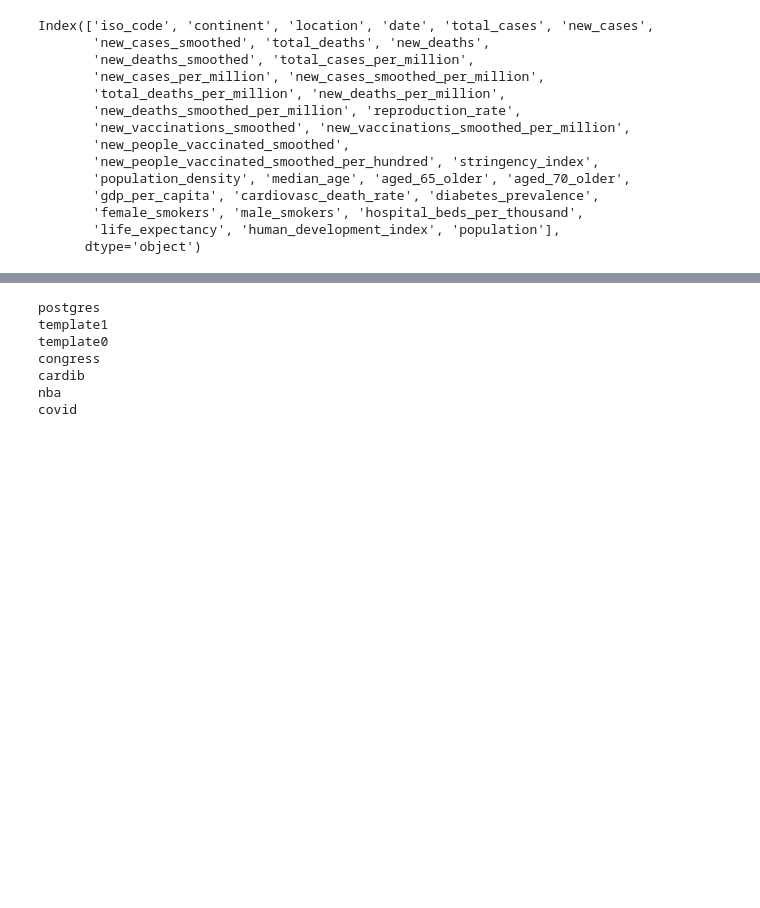
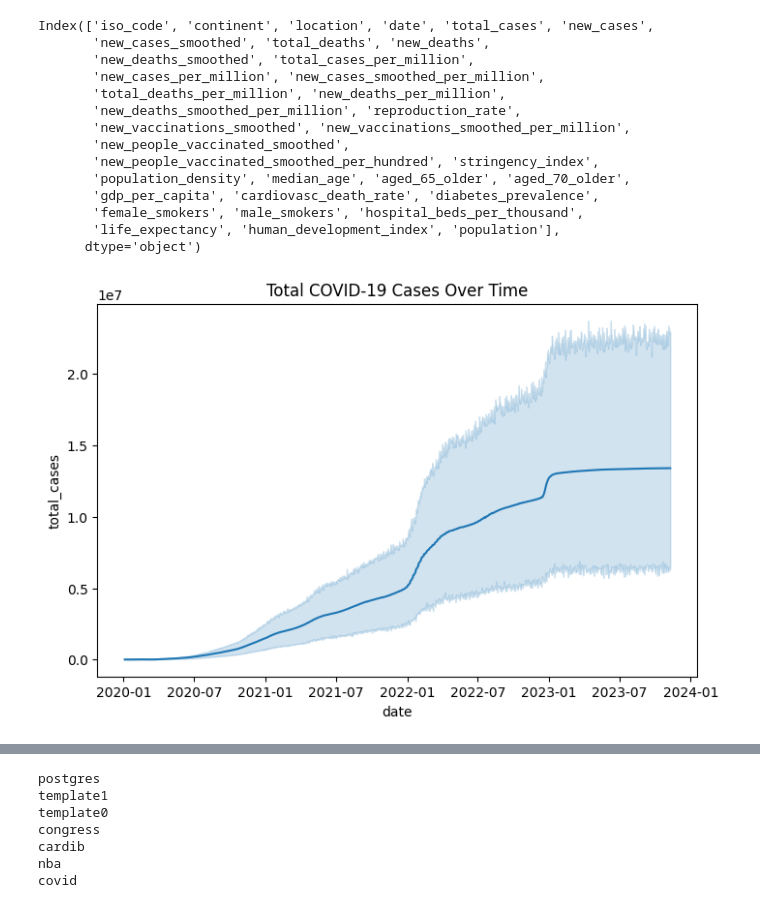
Before and after one commit to Eric-Onyame/contrans2023, a Jupyter notebook: Final_Project.ipynb, the cells around one changed output, grey strips where cells are left out. Cells and saved outputs as stored; diff of their text form; code cells hidden in the pictures; blank space fills up the shorter version.

Commit message:
Final Project Submitted for Covid Dashboard

```diff
--- a/Final_Project.ipynb
+++ b/Final_Project.ipynb
@@ -233,9 +221,11 @@ Index(['iso_code', 'continent', 'location', 'date', 'total_cases', 'new_cases',
 cleaned_file_path = 'cleaned_covid_data.csv'
 covid_data_cleaned.to_csv(cleaned_file_path, index=False)
 # %%
-# # Time series plot for total cases
-# plt.figure(figsize=(8, 5))
-# sns.lineplot(data=covid_data_cleaned, x='date', y='total_cases')
-# plt.title('Total COVID-19 Cases Over Time')
-# plt.show()
+# Time series plot for total cases
+plt.figure(figsize=(8, 5))
+sns.lineplot(data=covid_data_cleaned, x='date', y='total_cases')
+plt.title('Total COVID-19 Cases Over Time')
+plt.show()
+# %% [output]
+[figure, added]
 # %%
```
Also changed, not shown: parts of 20 cells of this notebook.
